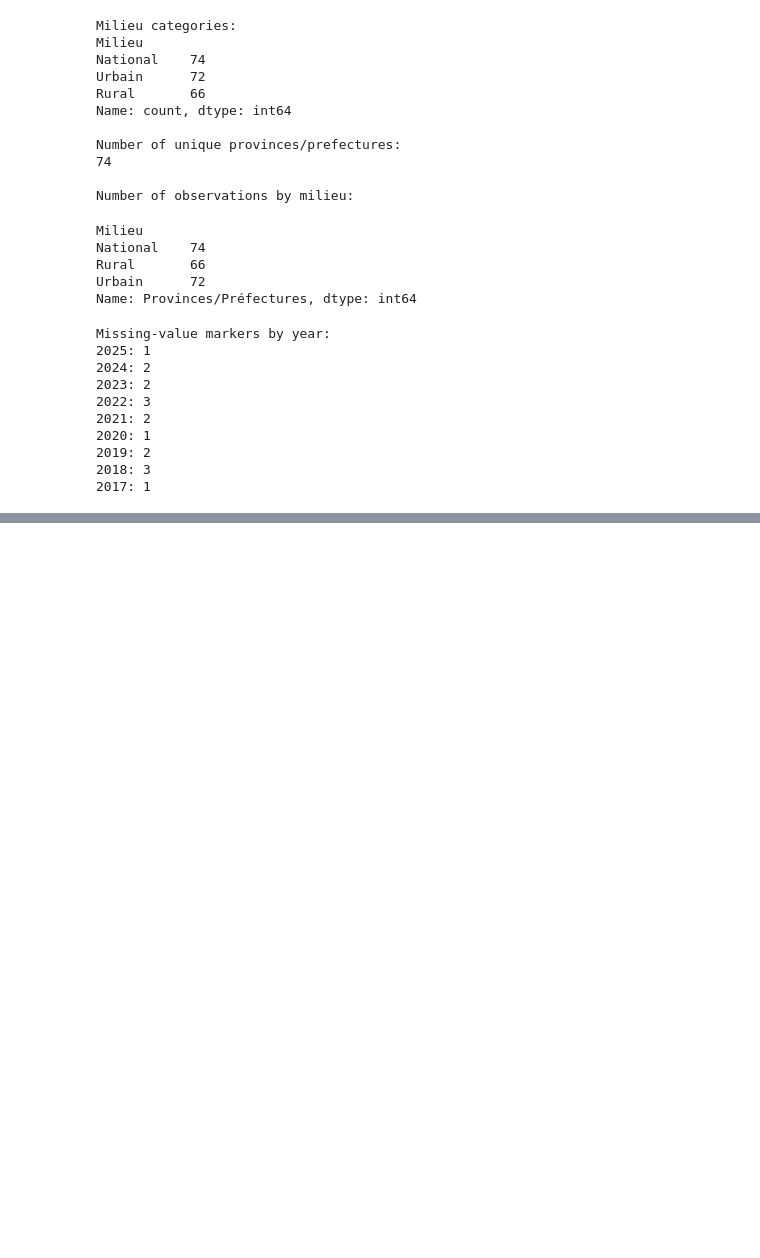
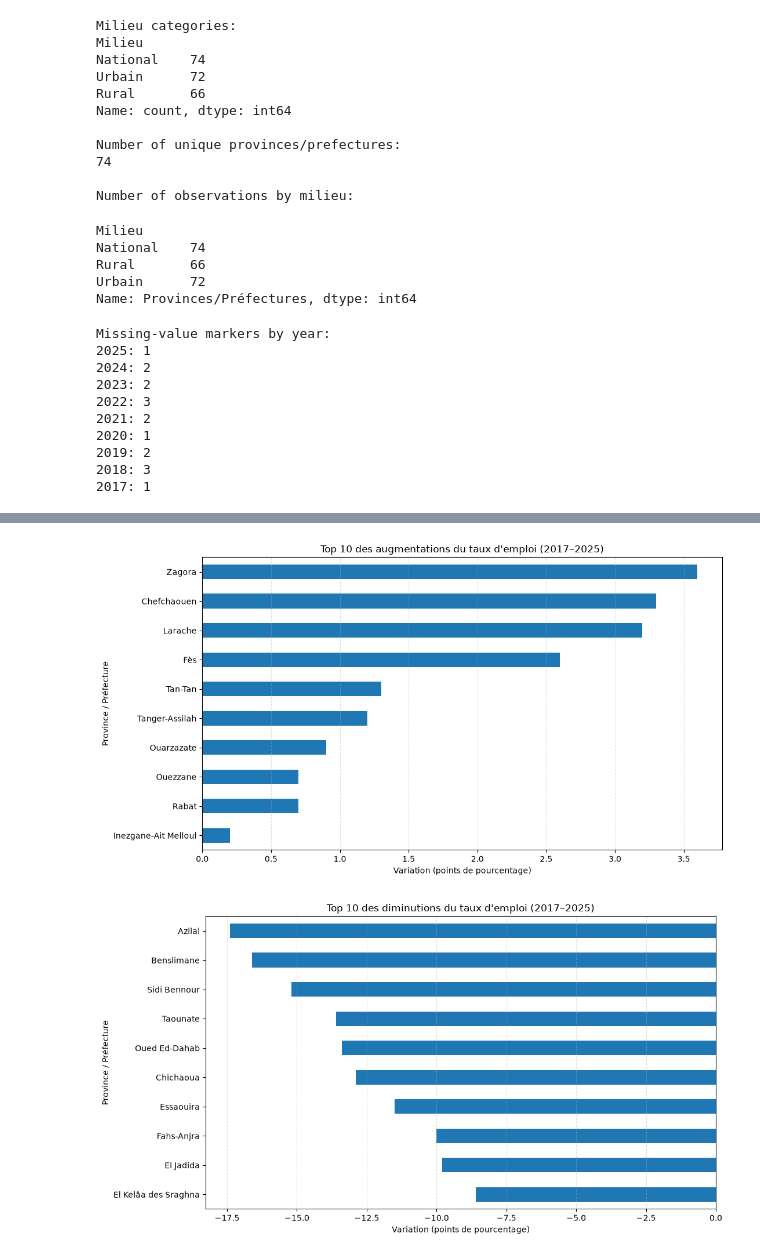
Before and after one commit to Oussamak05/morocco-labour-market-intelligence, a Jupyter notebook: notebooks/04_employment_province.ipynb, the cells around one changed output, grey strips where cells are left out. Drawn from its saved outputs; the diff is of its cells as text; code cells hidden in the pictures; blank space fills up the shorter version.

```diff
--- a/notebooks/04_employment_province.ipynb
+++ b/notebooks/04_employment_province.ipynb
@@ -217,0 +1227,18 @@ Missing-value markers by year:
+# %%
+# Retrieve the balanced national panel
+df_employment_province_evolution = balanced_panels["National"].copy()
+
+# Calculate the change between 2017 and 2025
+df_employment_province_evolution["Variation_pp"] = (
+    df_employment_province_evolution[2025]
+    - df_employment_province_evolution[2017]
+)
+
+# Sort provinces by their employment rate variation
+df_employment_province_evolution = (
+    df_employment_province_evolution
+    .sort_values(by="Variation_pp", ascending=False)
+)
+
+# Display the first results
+display(df_employment_province_evolution.head(10).round(2))
@@ -217,0 +1346,46 @@ Missing-value markers by year:
+# %%
+# Plot the 10 strongest employment rate increases
+plt.figure(figsize=(11, 6))
+
+top_10_employment_increases["Variation_pp"].sort_values().plot(
+    kind="barh"
+)
+
+plt.title("Top 10 des augmentations du taux d'emploi (2017–2025)")
+plt.xlabel("Variation (points de pourcentage)")
+plt.ylabel("Province / Préfecture")
+plt.grid(axis="x", linestyle="--", alpha=0.4)
+plt.tight_layout()
+
+plt.savefig(
+    FIGURES_DIR / "top_10_employment_increases_2017_2025.png",
+    dpi=300,
+    bbox_inches="tight"
+)
+
+plt.show()
+
+
+# Plot the 10 strongest employment rate decreases
+plt.figure(figsize=(11, 6))
+
+top_10_employment_decreases["Variation_pp"].sort_values(
+    ascending=False
+).plot(kind="barh")
+
+plt.title("Top 10 des diminutions du taux d'emploi (2017–2025)")
+plt.xlabel("Variation (points de pourcentage)")
+plt.ylabel("Province / Préfecture")
+plt.grid(axis="x", linestyle="--", alpha=0.4)
+plt.tight_layout()
+
+plt.savefig(
+    FIGURES_DIR / "top_10_employment_decreases_2017_2025.png",
+    dpi=300,
+    bbox_inches="tight"
+)
+
+plt.show()
+# %% [output]
+[figure, added]
+[figure, added]
```
Also changed, not shown: parts of 73 cells of this notebook, 5 other files.
